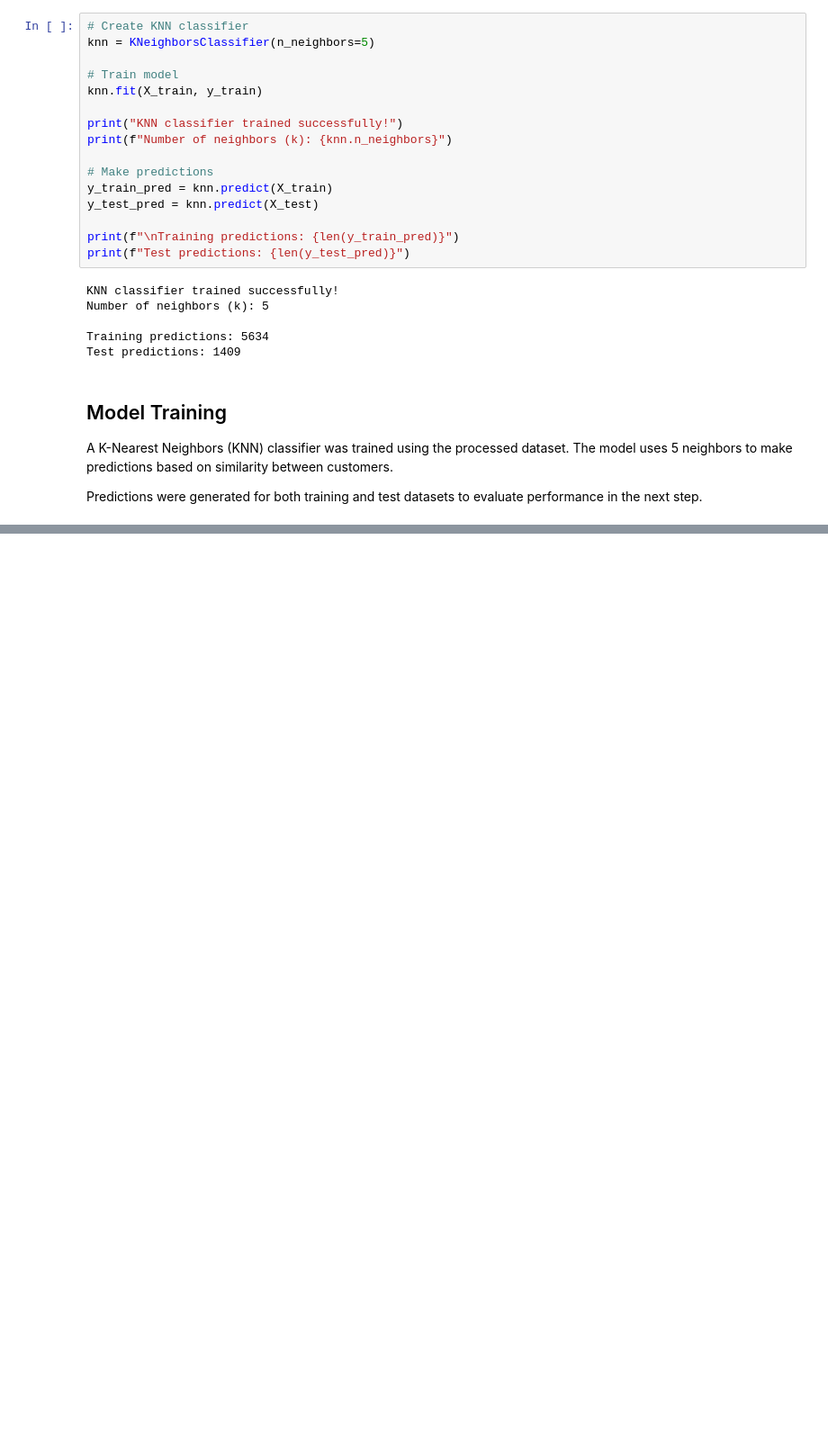
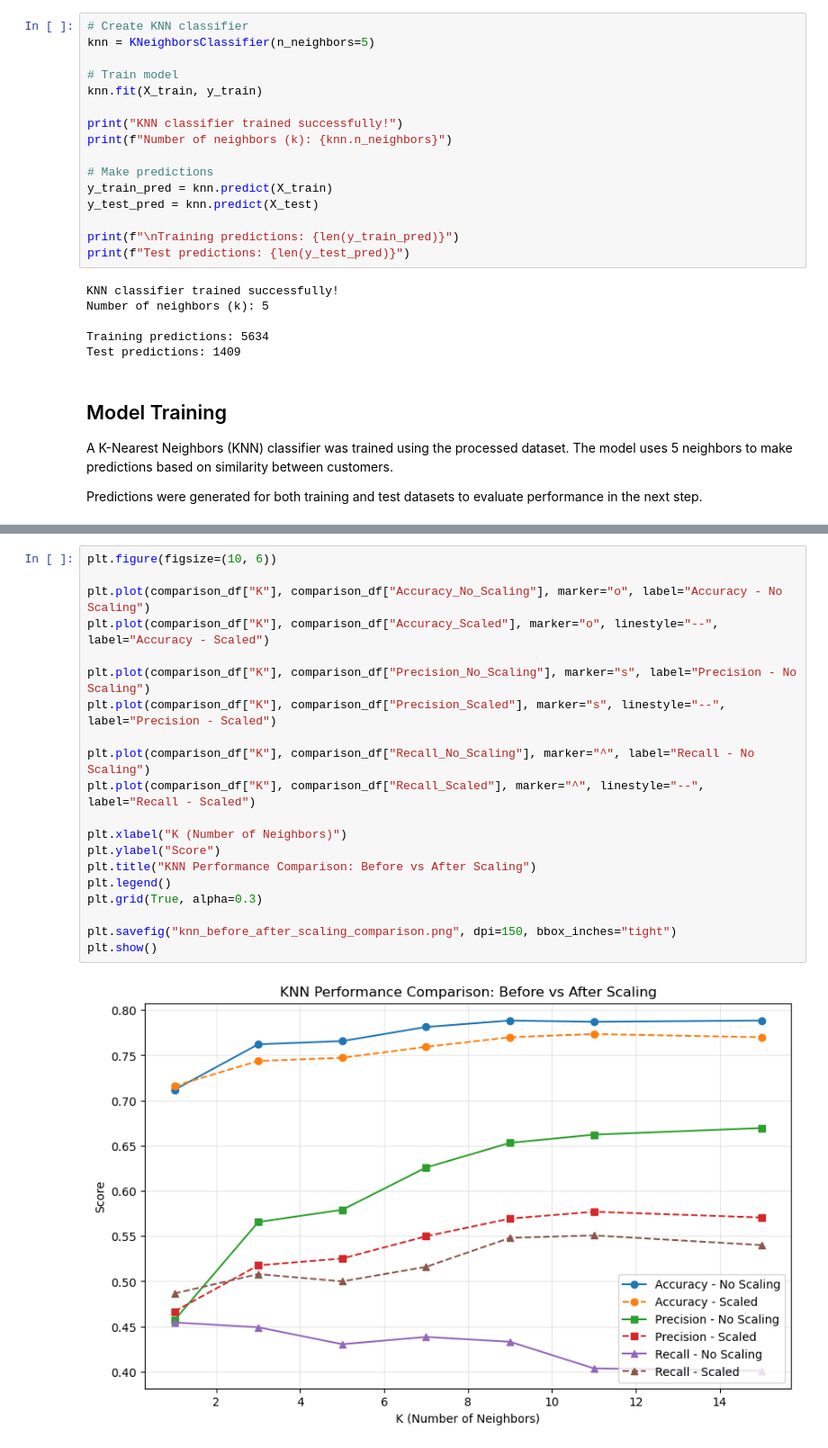
Before and after one commit to felipevalenta-marketing/churn-prediction, a Jupyter notebook: churn_prediction.ipynb, the cells around one changed output, grey strips where cells are left out. Shown at 90% size. Cells and saved outputs as stored; diff of their text form; blank space fills up the shorter version.

```diff
--- a/churn_prediction.ipynb
+++ b/churn_prediction.ipynb
@@ -289,0 +615,22 @@ Predictions were generated for both training and test datasets to evaluate perfo
+# %%
+plt.figure(figsize=(10, 6))
+
+plt.plot(comparison_df["K"], comparison_df["Accuracy_No_Scaling"], marker="o", label="Accuracy - No Scaling")
+plt.plot(comparison_df["K"], comparison_df["Accuracy_Scaled"], marker="o", linestyle="--", label="Accuracy - Scaled")
+
+plt.plot(comparison_df["K"], comparison_df["Precision_No_Scaling"], marker="s", label="Precision - No Scaling")
+plt.plot(comparison_df["K"], comparison_df["Precision_Scaled"], marker="s", linestyle="--", label="Precision - Scaled")
+
+plt.plot(comparison_df["K"], comparison_df["Recall_No_Scaling"], marker="^", label="Recall - No Scaling")
+plt.plot(comparison_df["K"], comparison_df["Recall_Scaled"], marker="^", linestyle="--", label="Recall - Scaled")
+
+plt.xlabel("K (Number of Neighbors)")
+plt.ylabel("Score")
+plt.title("KNN Performance Comparison: Before vs After Scaling")
+plt.legend()
+plt.grid(True, alpha=0.3)
+
+plt.savefig("knn_before_after_scaling_comparison.png", dpi=150, bbox_inches="tight")
+plt.show()
+# %% [output]
+[figure, added]
```
Also changed, not shown: parts of 14 cells of this notebook.
